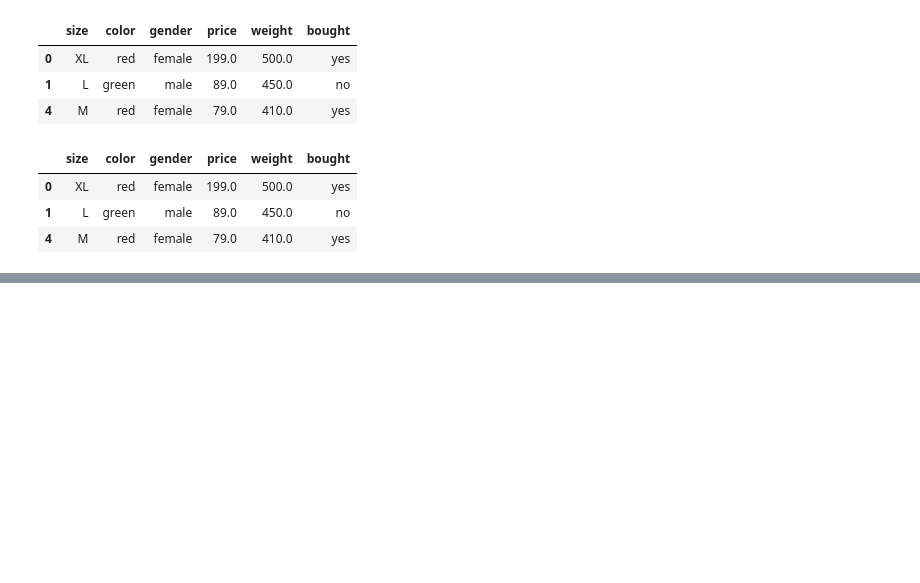
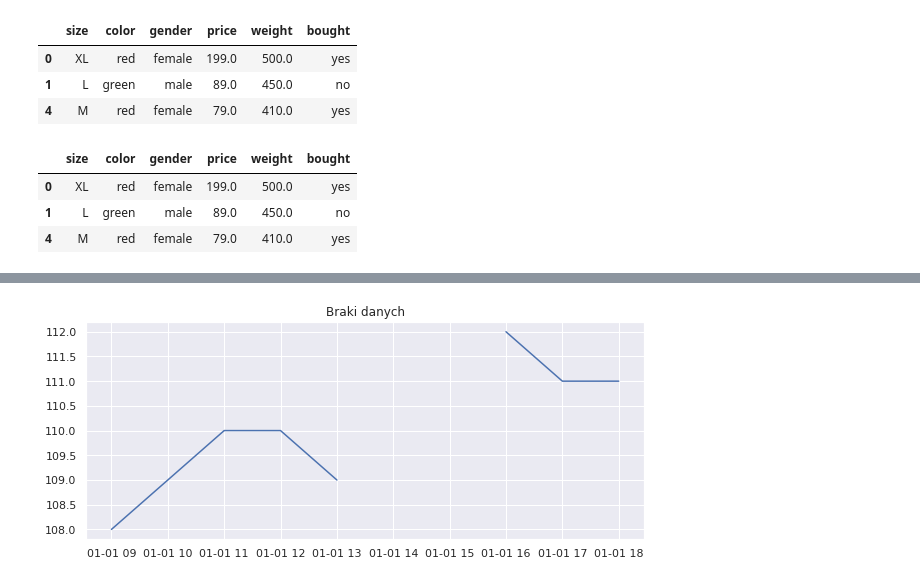
Before and after one commit to KatarzynaMariaElzbieta/machine-learning-bootcamp, a Jupyter notebook: obsluga_brakow_danych.ipynb, the cells around one changed output, grey strips where cells are left out. Cells and saved outputs as stored; diff of their text form; code cells hidden in the pictures; blank space fills up the shorter version.

```diff
--- a/obsluga_brakow_danych.ipynb
+++ b/obsluga_brakow_danych.ipynb
@@ -321,3 +321,10 @@ df
 | 0 | XL | red | female | 199.0 | 500.0 | yes |
 | 1 | L | green | male | 89.0 | 450.0 | no |
 | 4 | M | red | female | 79.0 | 410.0 | yes |
+# %%
+data = {'price': [108, 109, 110, 110, 109, np.nan, np.nan, 112, 111, 111]}
+
+date_range = pd.date_range(start='01-01-2020 09:00', end='01-01-2020 18:00', periods=10)
+
+df = pd.DataFrame(data=data, index=date_range)
+df
@@ -323,0 +343,13 @@ df
+# %%
+from pandas.plotting import register_matplotlib_converters
+import matplotlib.pyplot as plt
+import seaborn as sns
+
+register_matplotlib_converters()
+sns.set()
+
+plt.figure(figsize=(10, 4))
+plt.title('Braki danych')
+_ = plt.plot(df.price)
+# %% [output]
+[figure, added]
```
Also changed, not shown: parts of 8 cells of this notebook.
